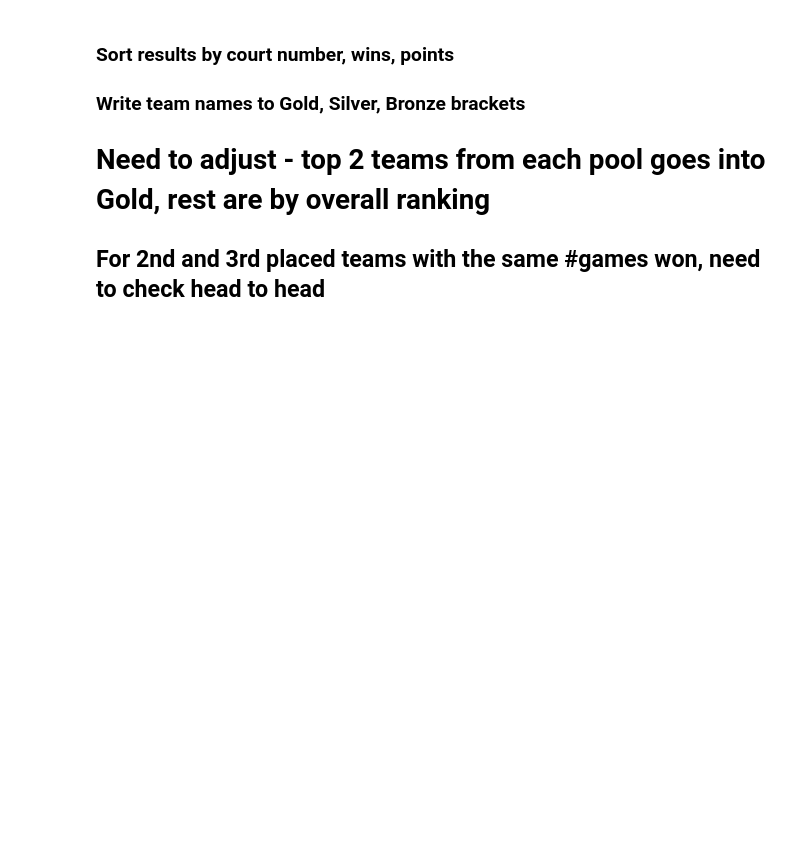
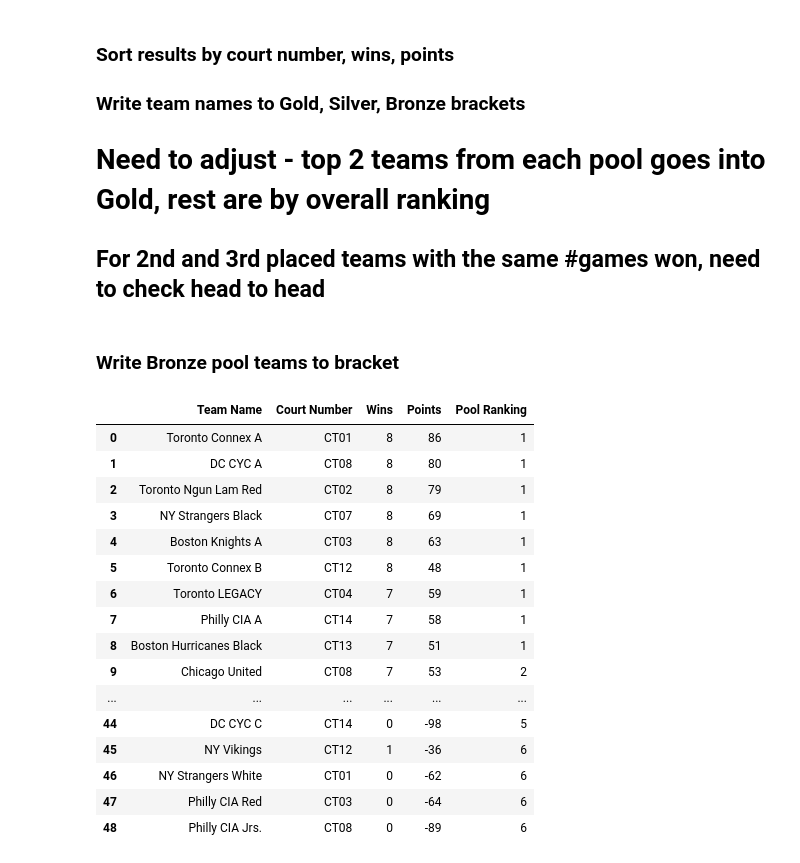
Before and after one commit to yelaura/ny-mini, a Jupyter notebook: 2019/ScoreInput_PowerPools-Day1-Mens.ipynb, the cells around one changed output. Drawn from its saved outputs; the diff is of its cells as text; code cells hidden in the pictures; blank space fills up the shorter version.

```diff
--- a/2019/ScoreInput_PowerPools-Day1-Mens.ipynb
+++ b/2019/ScoreInput_PowerPools-Day1-Mens.ipynb
@@ -276,3 +278,5 @@ for i in range (0, 7):
 #     else:
 #         write_gdoc_cell(bronze_pool.at[20+15+i*2+1, "Team Name"], output_ws[1], master_sheet, 5+i, 13+1)
 #         write_gdoc_cell(bronze_pool.at[20+15+i*2, "Team Name"], output_ws[1], master_sheet, 5+i, 13)
+# %% [markdown]
+### Write Bronze pool teams to bracket
@@ -278,0 +292,20 @@ for i in range (0, 7):
+# %%
+results
+# %% [output]
+|  | Team Name | Court Number | Wins | Points | Pool Ranking |
+| 0 | Toronto Connex A | CT01 | 8 | 86 | 1 |
+| 1 | DC CYC A | CT08 | 8 | 80 | 1 |
+| 2 | Toronto Ngun Lam Red | CT02 | 8 | 79 | 1 |
+| 3 | NY Strangers Black | CT07 | 8 | 69 | 1 |
+| 4 | Boston Knights A | CT03 | 8 | 63 | 1 |
+| 5 | Toronto Connex B | CT12 | 8 | 48 | 1 |
+| 6 | Toronto LEGACY | CT04 | 7 | 59 | 1 |
+| 7 | Philly CIA A | CT14 | 7 | 58 | 1 |
+| 8 | Boston Hurricanes Black | CT13 | 7 | 51 | 1 |
+| 9 | Chicago United | CT08 | 7 | 53 | 2 |
+| ... | ... | ... | ... | ... | ... |
+| 44 | DC CYC C | CT14 | 0 | -98 | 5 |
+| 45 | NY Vikings | CT12 | 1 | -36 | 6 |
+| 46 | NY Strangers White | CT01 | 0 | -62 | 6 |
+| 47 | Philly CIA Red | CT03 | 0 | -64 | 6 |
+| 48 | Philly CIA Jrs. | CT08 | 0 | -89 | 6 |
```
Also changed, not shown: parts of 8 cells of this notebook, 3 other files.
